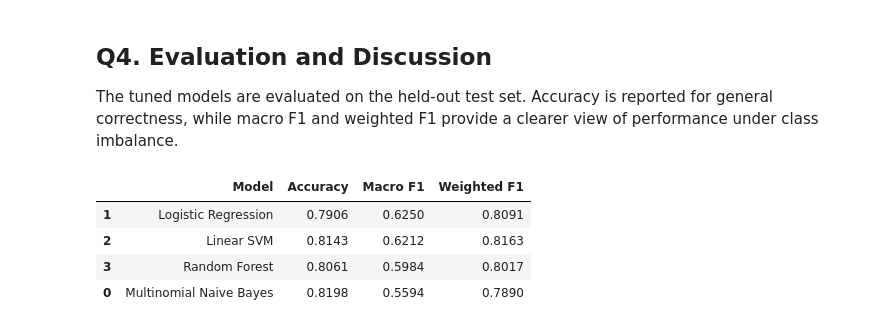
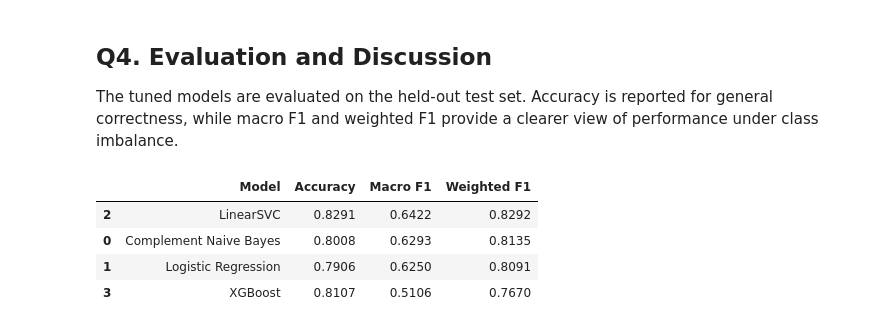
Before and after one commit to Nic0111/sentiment-analysis-text-classification, a Jupyter notebook: notebooks/part_b_sentiment_classification.ipynb, the cells around one changed output. Cells and saved outputs as stored; diff of their text form; code cells hidden in the pictures.

```diff
--- a/notebooks/part_b_sentiment_classification.ipynb
+++ b/notebooks/part_b_sentiment_classification.ipynb
@@ -526,0 +812,27 @@ search_results
+# %%
+xgboost_search = GridSearchCV(
+    estimator=make_text_pipeline(XGBClassifier(
+        objective='multi:softmax',
+        eval_metric='mlogloss',
+        num_class=len(SENTIMENT_ORDER),
+        n_estimators=120,
+        subsample=0.9,
+        colsample_bytree=0.9,
+        random_state=RANDOM_STATE,
+        n_jobs=-1,
+    )),
+    param_grid={
+        'model__max_depth': [3, 4],
+        'model__learning_rate': [0.05, 0.1],
+        'model__n_estimators': [100, 150],
+        'model__subsample': [0.8, 1.0],
+    },
+    scoring='f1_macro',
+    cv=3,
+    n_jobs=-1,
+)
+xgboost_search.fit(X_train, y_train_encoded)
+best_models['XGBoost'] = xgboost_search.best_estimator_
+
+xgboost_tuning_results = summarize_search_results(xgboost_search)
+xgboost_tuning_results
@@ -526,0 +857,11 @@ search_results
+# %%
+xgboost_tuned_predictions = decode_predictions('XGBoost', xgboost_search.best_estimator_.predict(X_test))
+tuned_predictions['XGBoost'] = xgboost_tuned_predictions
+
+evaluate_before_after_tuning(
+    model_name='XGBoost',
+    baseline_predictions=baseline_predictions['XGBoost'],
+    tuned_predictions=xgboost_tuned_predictions,
+    best_parameters=xgboost_search.best_params_,
+    best_cv_score=xgboost_search.best_score_,
+)
@@ -530,19 +874,16 @@ search_results
 The tuned models are evaluated on the held-out test set. Accuracy is reported for general correctness, while macro F1 and weighted F1 provide a clearer view of performance under class imbalance.
 # %%
 tuned_rows = []
-tuned_predictions = {}
 
-for name, model in best_models.items():
-    predictions = model.predict(X_test)
-    tuned_predictions[name] = predictions
-    tuned_rows.append(evaluate_predictions(name, y_test, predictions))
+for name in ['Complement Naive Bayes', 'Logistic Regression', 'LinearSVC', 'XGBoost']:
+    tuned_rows.append(evaluate_predictions(name, y_test, tuned_predictions[name]))
 
 tuned_results = pd.DataFrame(tuned_rows).sort_values('Macro F1', ascending=False)
 tuned_results[['Accuracy', 'Macro F1', 'Weighted F1']] = tuned_results[['Accuracy', 'Macro F1', 'Weighted F1']].round(4)
 tuned_results
 # %% [output]
 |  | Model | Accuracy | Macro F1 | Weighted F1 |
+| 2 | LinearSVC | 0.8291 | 0.6422 | 0.8292 |
+| 0 | Complement Naive Bayes | 0.8008 | 0.6293 | 0.8135 |
 | 1 | Logistic Regression | 0.7906 | 0.6250 | 0.8091 |
-| 2 | Linear SVM | 0.8143 | 0.6212 | 0.8163 |
-| 3 | Random Forest | 0.8061 | 0.5984 | 0.8017 |
-| 0 | Multinomial Naive Bayes | 0.8198 | 0.5594 | 0.7890 |
+| 3 | XGBoost | 0.8107 | 0.5106 | 0.7670 |
```
Also changed, not shown: parts of 46 cells of this notebook, 2 other files.
